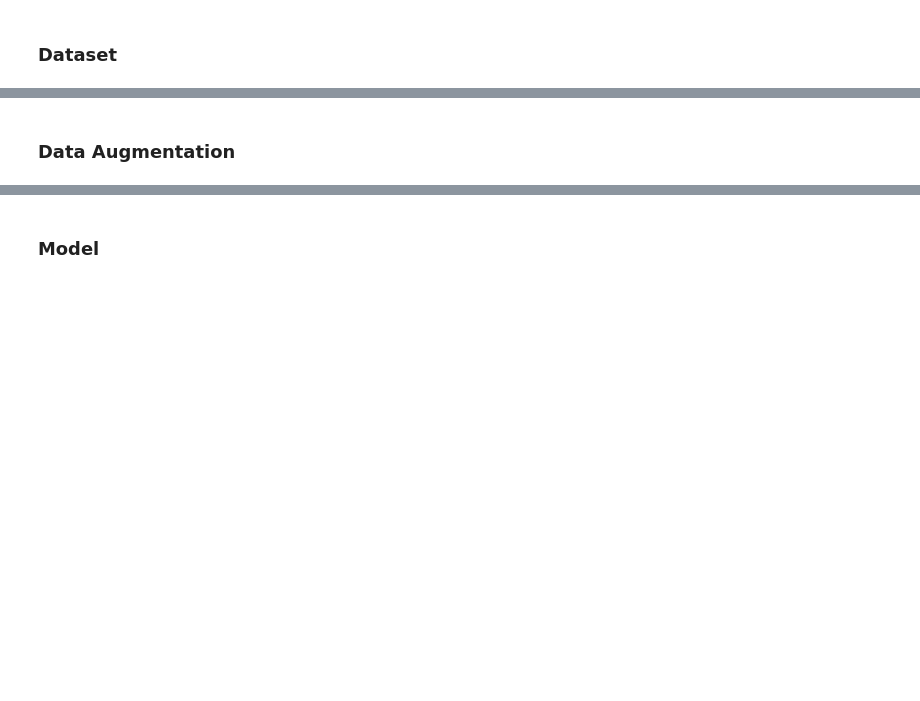
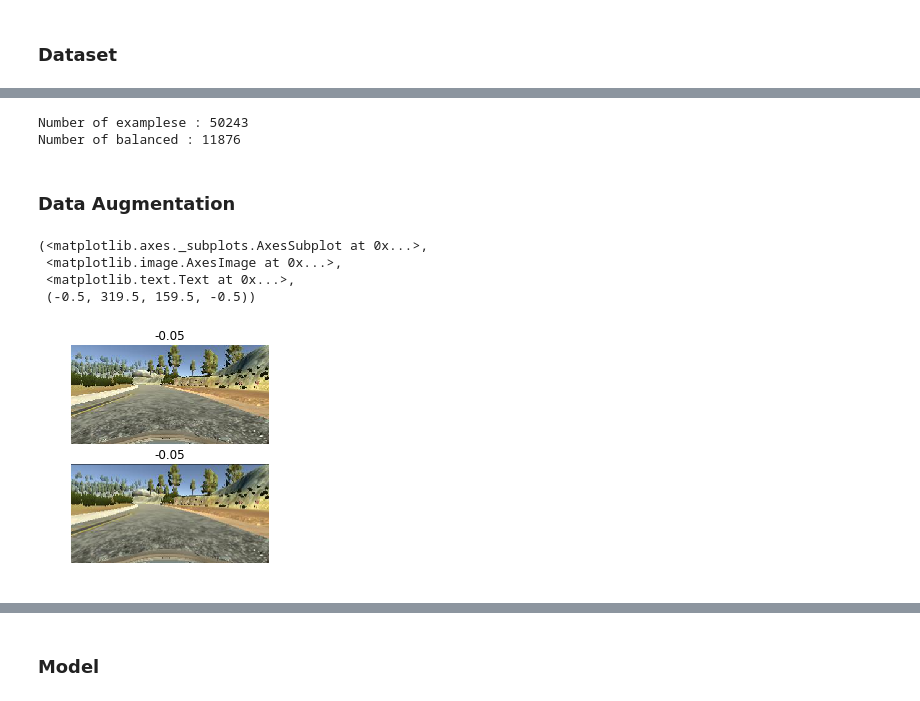
Before and after one commit to jaeoh2/self-driving-car-nd, a Jupyter notebook: CarND-Behavioral-Cloning-P3/Behavioral-Cloning.ipynb, the cells around one changed output, grey strips where cells are left out. Drawn from its saved outputs; the diff is of its cells as text; code cells hidden in the pictures; blank space fills up the shorter version.

```diff
--- a/CarND-Behavioral-Cloning-P3/Behavioral-Cloning.ipynb
+++ b/CarND-Behavioral-Cloning-P3/Behavioral-Cloning.ipynb
@@ -117,6 +144,10 @@ balanced.hist(column=['steering'], bins=1000, figsize=(10,5))
 # %%
 num_examples = len(df)
-print("Number of examplese : {}".format(num_examples))
+num_balanced = len(balanced)
+print("Number of examplese : {}\nNumber of balanced : {}".format(num_examples, num_balanced))
+# %% [output]
+Number of examplese : 50243
+Number of balanced : 11876
 # %% [markdown]
 ### Data Augmentation
 # %%
@@ -138,11 +167,17 @@ def random_translate(X, steer, intensity=1):
 # %%
 #test
 ran_idx = random.randint(0, num_examples)
-test_img = plt.imread(df.center[ran_idx])
+test_img = mpimg.imread(df.center[ran_idx])
 test_str = float(df.steering[ran_idx])
 test_rt_img, test_rt_str = random_translate(test_img, test_str)
 plt.subplot(2,1,1), plt.imshow(test_img), plt.title(round(test_str,2)), plt.axis('off')
 plt.subplot(2,1,2), plt.imshow(test_rt_img), plt.title(round(test_rt_str,2)), plt.axis('off')
+# %% [output]
+(<matplotlib.axes._subplots.AxesSubplot at 0x...>,
+ <matplotlib.image.AxesImage at 0x...>,
+ <matplotlib.text.Text at 0x...>,
+ (-0.5, 319.5, 159.5, -0.5))
+[figure, added]
 # %%
 def image_flip(X, steer):
     img_fliped = np.fliplr(X)
```
Also changed, not shown: parts of 12 cells of this notebook.
